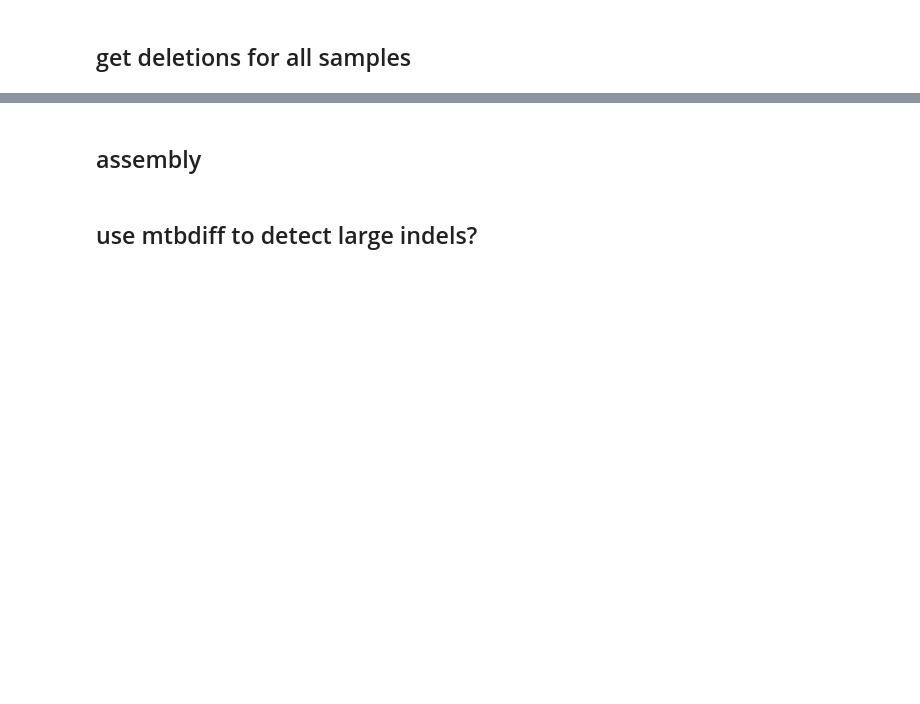
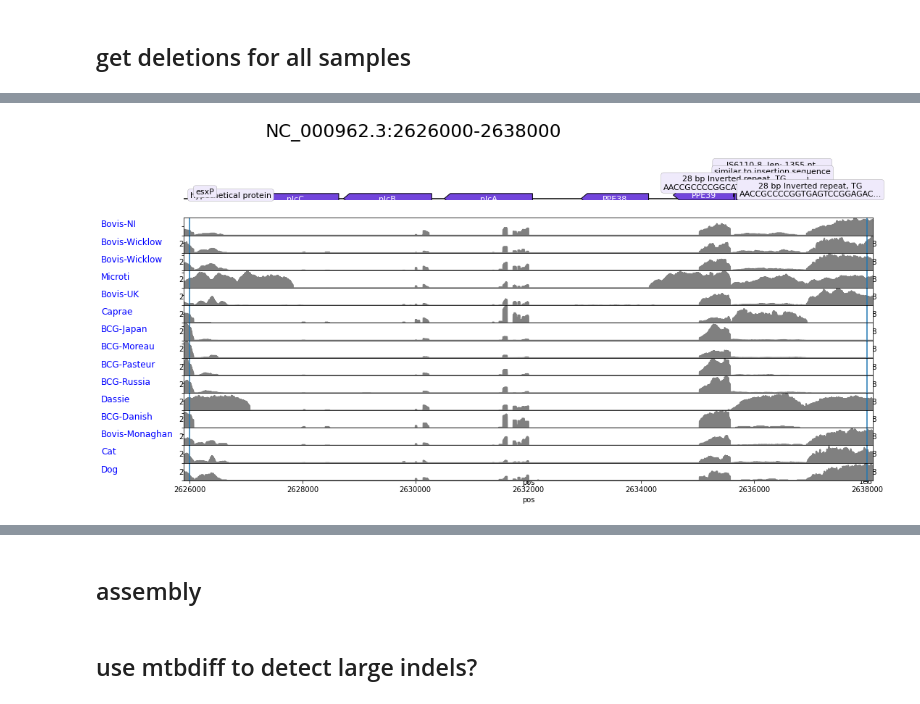
Before and after one commit to dmnfarrell/mtbc_analyses, a Jupyter notebook: bcg_cat/analysis.ipynb, the cells around one changed output, grey strips where cells are left out. Cells and saved outputs as stored; diff of their text form; code cells hidden in the pictures; blank space fills up the shorter version.

```diff
--- a/bcg_cat/analysis.ipynb
+++ b/bcg_cat/analysis.ipynb
@@ -215 +265,10 @@ sns.clustermap(X.T,cmap='gray_r',col_cluster=False,xticklabels=True,figsize=(20,
+# %%
+reload(rdiff)
+s=4339000;e=4390000
+s=2618358;e=s+3000
+s=2626000;e=s+12000
+rdiff.show_coverage(samples,'NC_000962.3',s,e,app.mtb_genome,app.mtb_gb, minq=0,
+                      labelcol='strain',margin=100)
+# %% [output]
+[figure, new version]
 # %%
```
Also changed, not shown: parts of 22 cells of this notebook, 1 other file.
